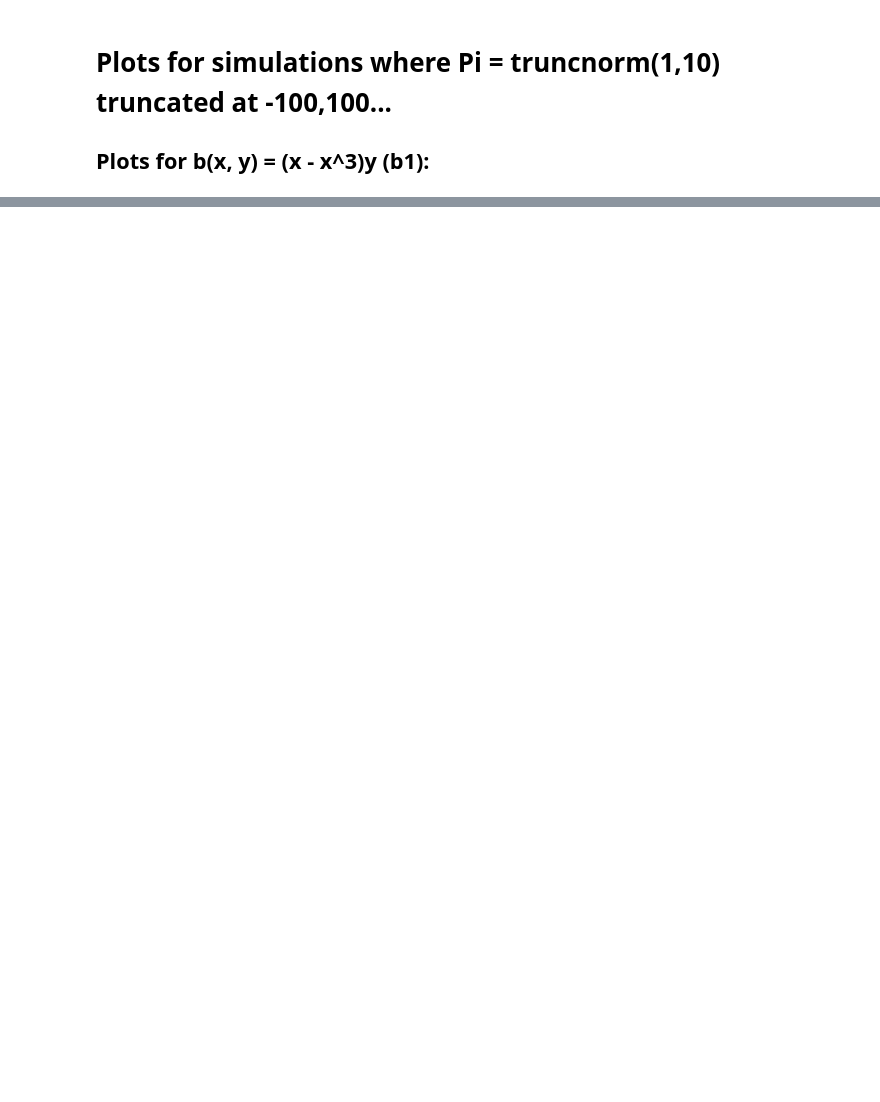
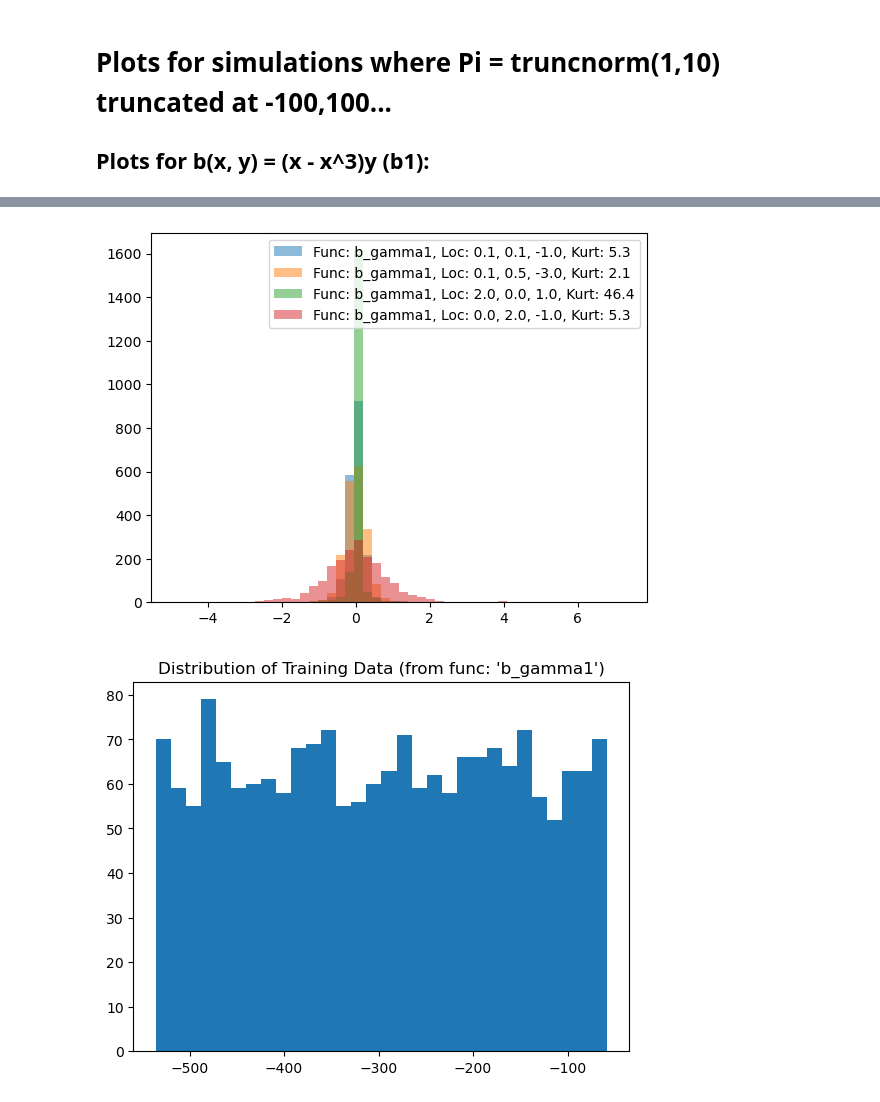
Before and after one commit to hubarruby/BayesSDEs, a Jupyter notebook: fredholm/plotting.ipynb, the cells around one changed output, grey strips where cells are left out. Saved outputs shown, nothing was run; the diff lists cells and outputs as text; code cells hidden in the pictures; blank space fills up the shorter version.

```diff
--- a/fredholm/plotting.ipynb
+++ b/fredholm/plotting.ipynb
@@ -50,2 +59,3 @@ get_data_make_plots('fredholm_results/results1/', bins=30)
 # %%
-get_data_make_plots('fredholm_results/results2/', y_lim=(-50,50), bins=30)
+get_data_make_plots('fredholm_results/results2/', y_lim=(-50,50))
+# %% [output]
@@ -51,0 +67,2 @@ get_data_make_plots('fredholm_results/results2/', y_lim=(-50,50), bins=30)
+[figure, added]
+[figure, added]
```
Also changed, not shown: parts of 29 cells of this notebook.
